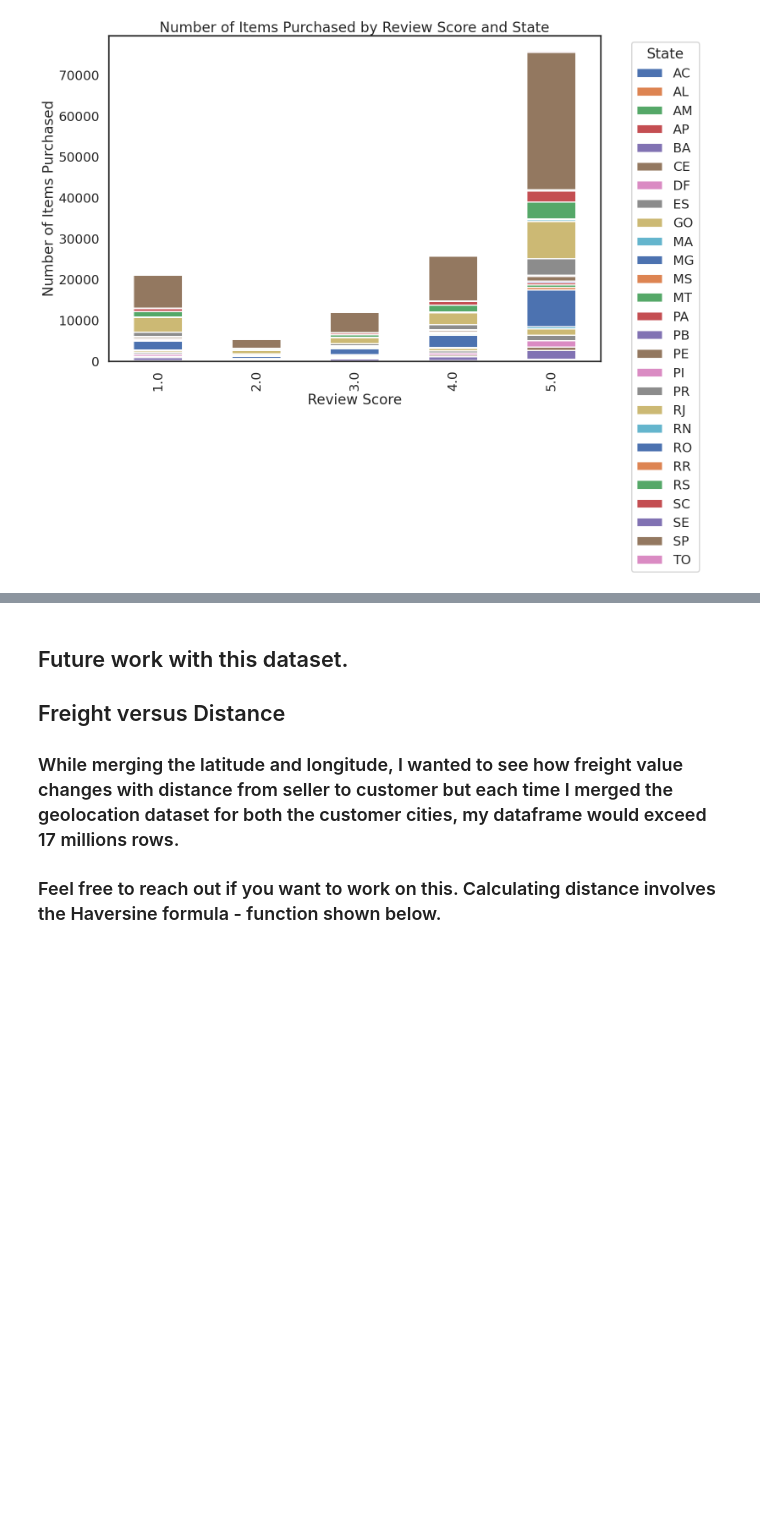
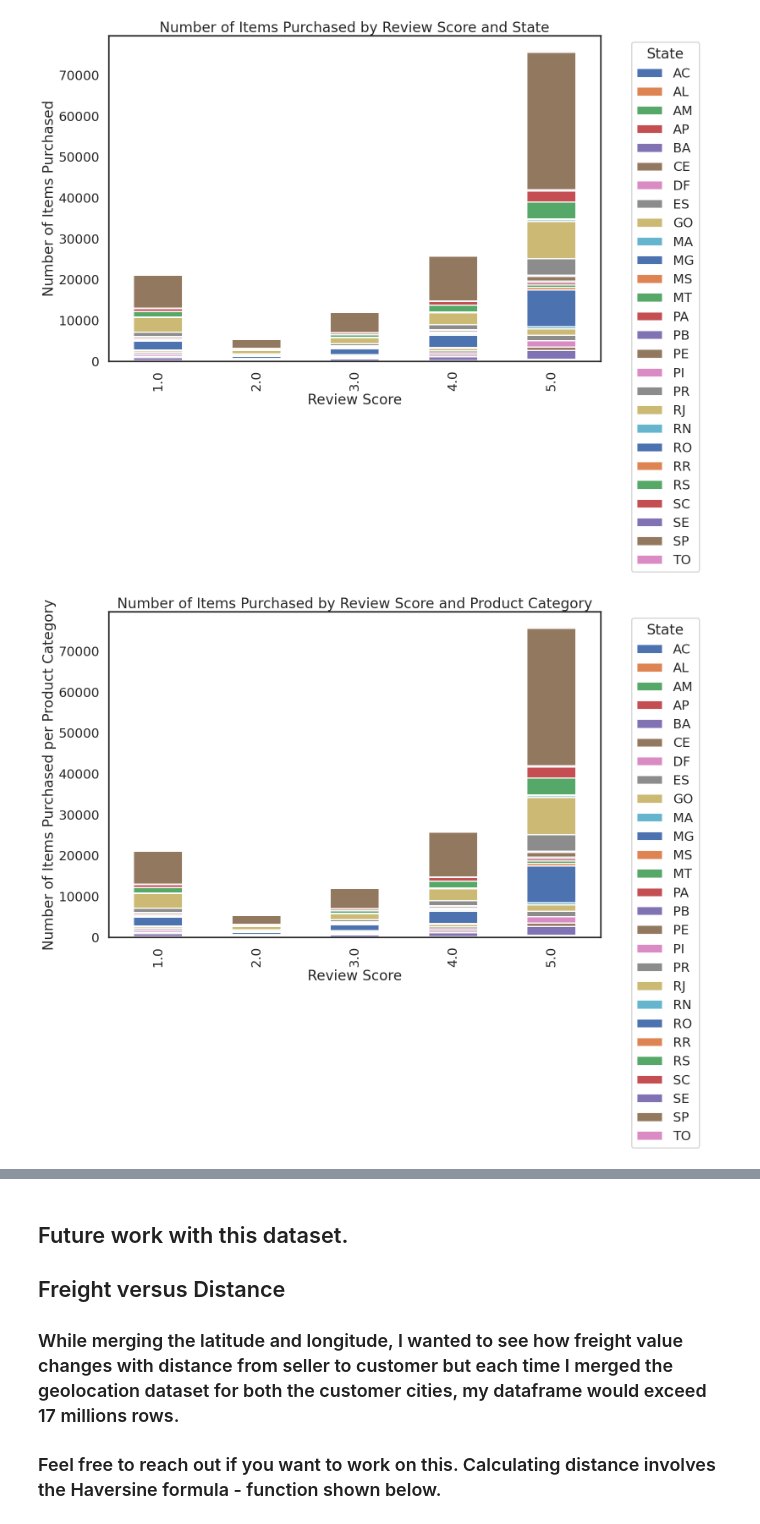
Before and after one commit to Greg-Kojadinovich/kaggle, a Jupyter notebook: brasil-olist-commerce-dataset-geospatial-eda.ipynb, the cells around one changed output, grey strips where cells are left out. Drawn from its saved outputs; the diff is of its cells as text; code cells hidden in the pictures; blank space fills up the shorter version.

```diff
--- a/brasil-olist-commerce-dataset-geospatial-eda.ipynb
+++ b/brasil-olist-commerce-dataset-geospatial-eda.ipynb
@@ -516,3 +516,16 @@ plt.legend(title='State', bbox_to_anchor=(1.05, 1), loc='upper left')
 plt.show()
 # %% [output]
 [figure]
+# %%
+review_score_product_df = df.groupby(['review_score', 'product_category_name_english'])['order_item_id'].sum()
+review_score_product_df = review_score_df.unstack().fillna(0)
+
+# Plot the data
+review_score_df.plot(kind='bar', stacked=True, figsize=(15, 10))
+plt.title('Number of Items Purchased by Review Score and Product Category')
+plt.xlabel('Review Score')
+plt.ylabel('Number of Items Purchased per Product Category')
+plt.legend(title='State', bbox_to_anchor=(1.05, 1), loc='upper left')
+plt.show()
+# %% [output]
+[figure, added]
```
Also changed, not shown: parts of 1 cell of this notebook.
